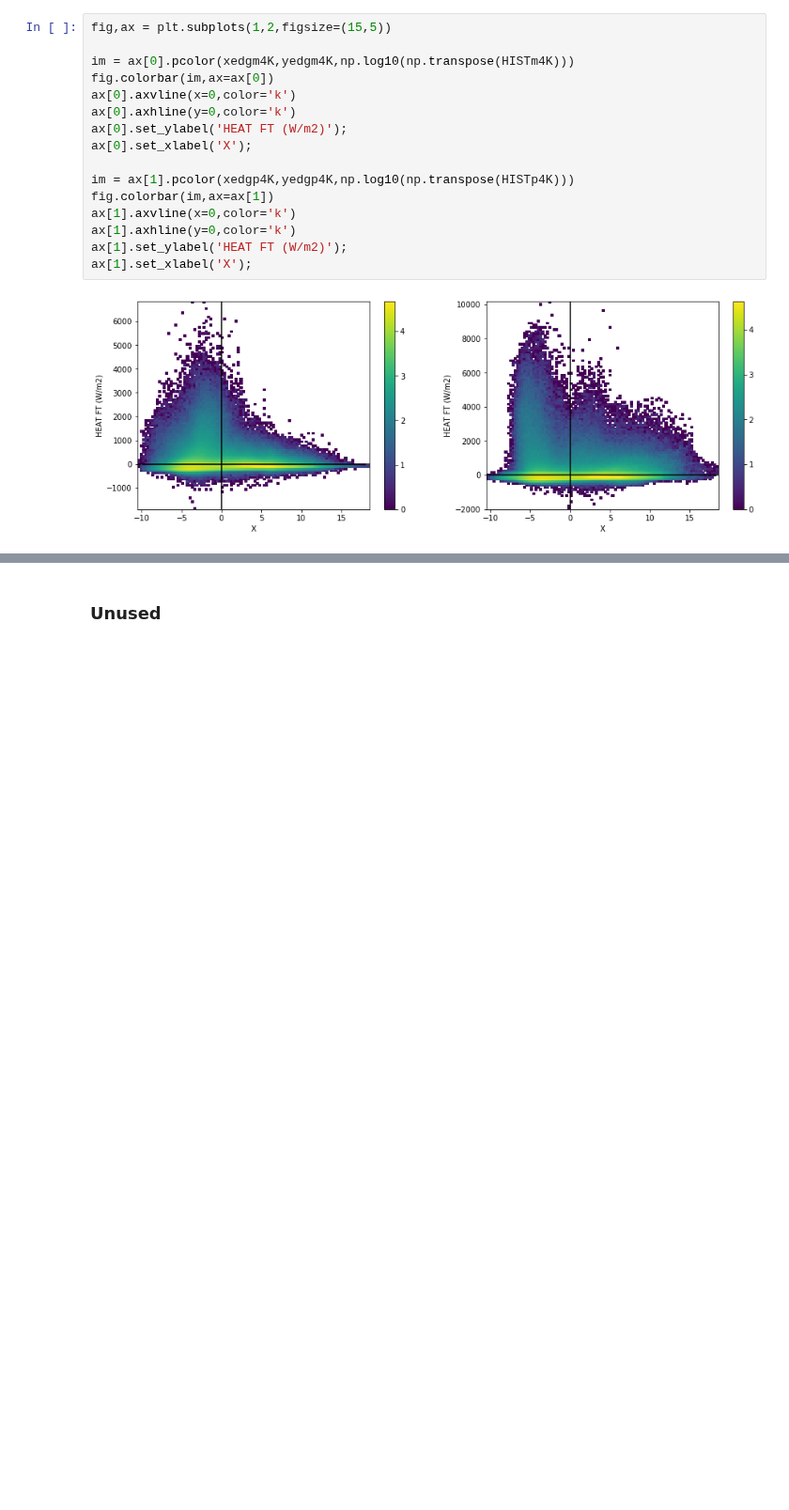
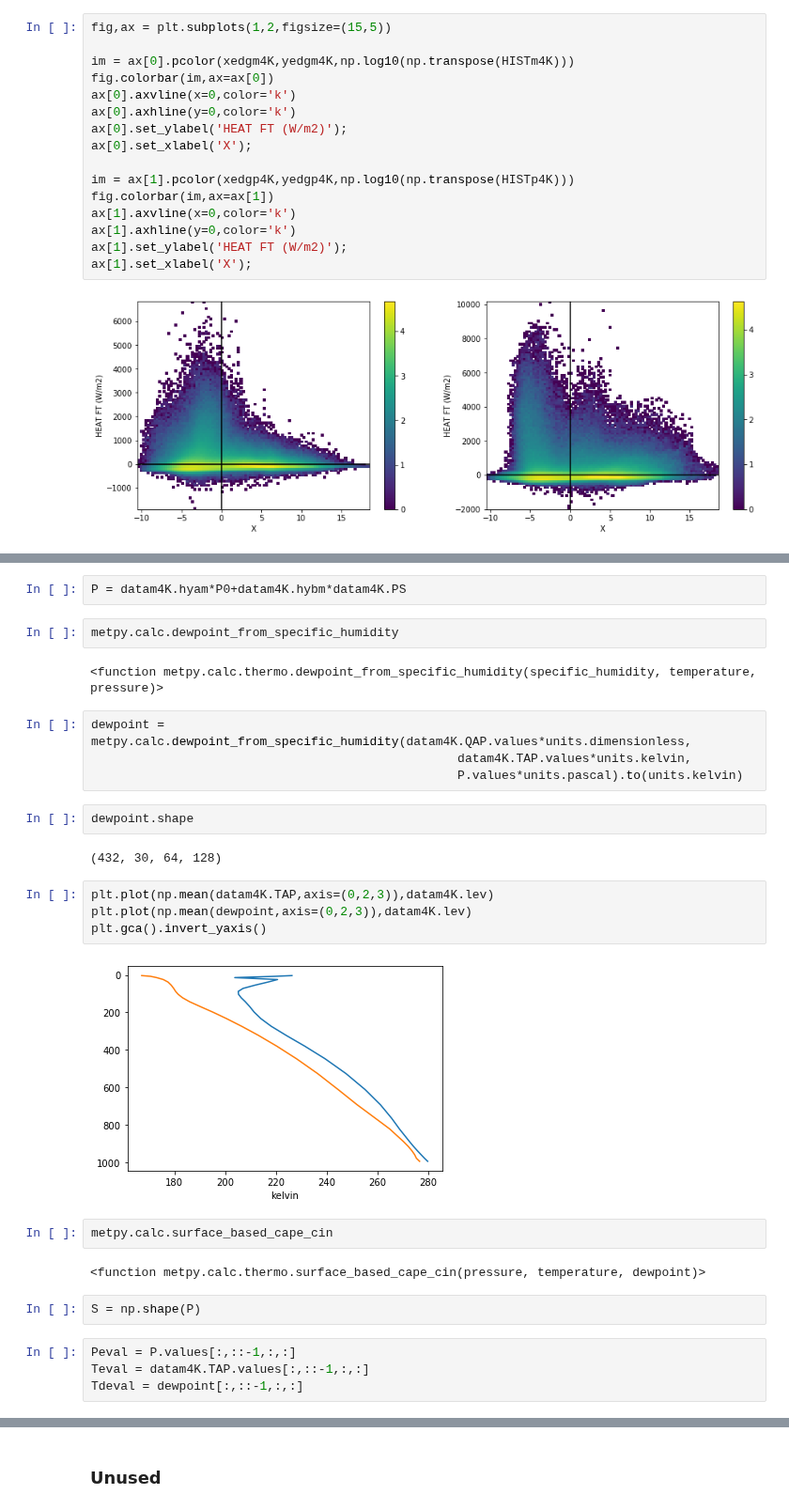
Before and after one commit to wallingTACC/CBRAIN-CAM, a Jupyter notebook: notebooks/tbeucler_devlog/038_Output_normalization_Buoyancy_separation.ipynb, the cells around one changed output, grey strips where cells are left out. Shown at 94% size. Saved outputs shown, nothing was run; the diff lists cells and outputs as text; blank space fills up the shorter version.

Commit message:
added CRH function for Ankitesh

```diff
--- a/notebooks/tbeucler_devlog/038_Output_normalization_Buoyancy_separation.ipynb
+++ b/notebooks/tbeucler_devlog/038_Output_normalization_Buoyancy_separation.ipynb
@@ -1122,0 +1169,30 @@ ax[1].set_xlabel('X');
+# %%
+P = datam4K.hyam*P0+datam4K.hybm*datam4K.PS
+# %%
+metpy.calc.dewpoint_from_specific_humidity
+# %% [output]
+<function metpy.calc.thermo.dewpoint_from_specific_humidity(specific_humidity, temperature, pressure)>
+# %%
+dewpoint = metpy.calc.dewpoint_from_specific_humidity(datam4K.QAP.values*units.dimensionless,
+                                                  datam4K.TAP.values*units.kelvin,
+                                                  P.values*units.pascal).to(units.kelvin)
+# %%
+dewpoint.shape
+# %% [output]
+(432, 30, 64, 128)
+# %%
+plt.plot(np.mean(datam4K.TAP,axis=(0,2,3)),datam4K.lev)
+plt.plot(np.mean(dewpoint,axis=(0,2,3)),datam4K.lev)
+plt.gca().invert_yaxis()
+# %% [output]
+[figure, added]
+# %%
+metpy.calc.surface_based_cape_cin
+# %% [output]
+<function metpy.calc.thermo.surface_based_cape_cin(pressure, temperature, dewpoint)>
+# %%
+S = np.shape(P)
+# %%
+Peval = P.values[:,::-1,:,:]
+Teval = datam4K.TAP.values[:,::-1,:,:]
+Tdeval = dewpoint[:,::-1,:,:]
```
Also changed, not shown: parts of 63 cells of this notebook.
